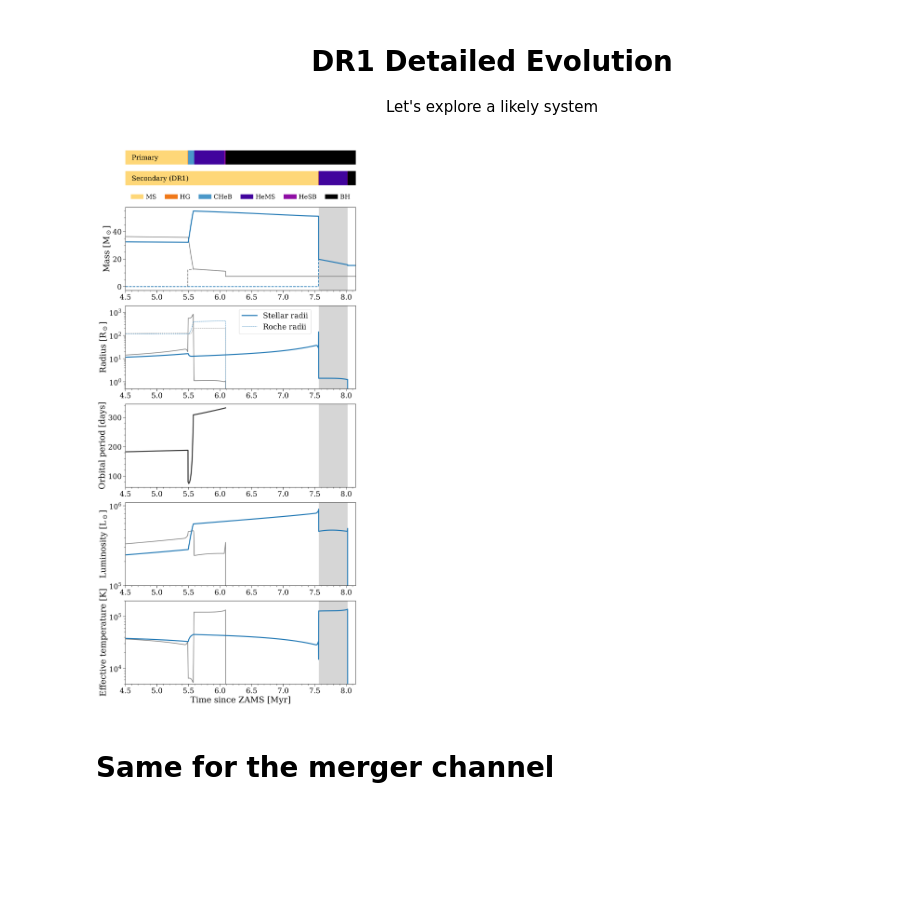
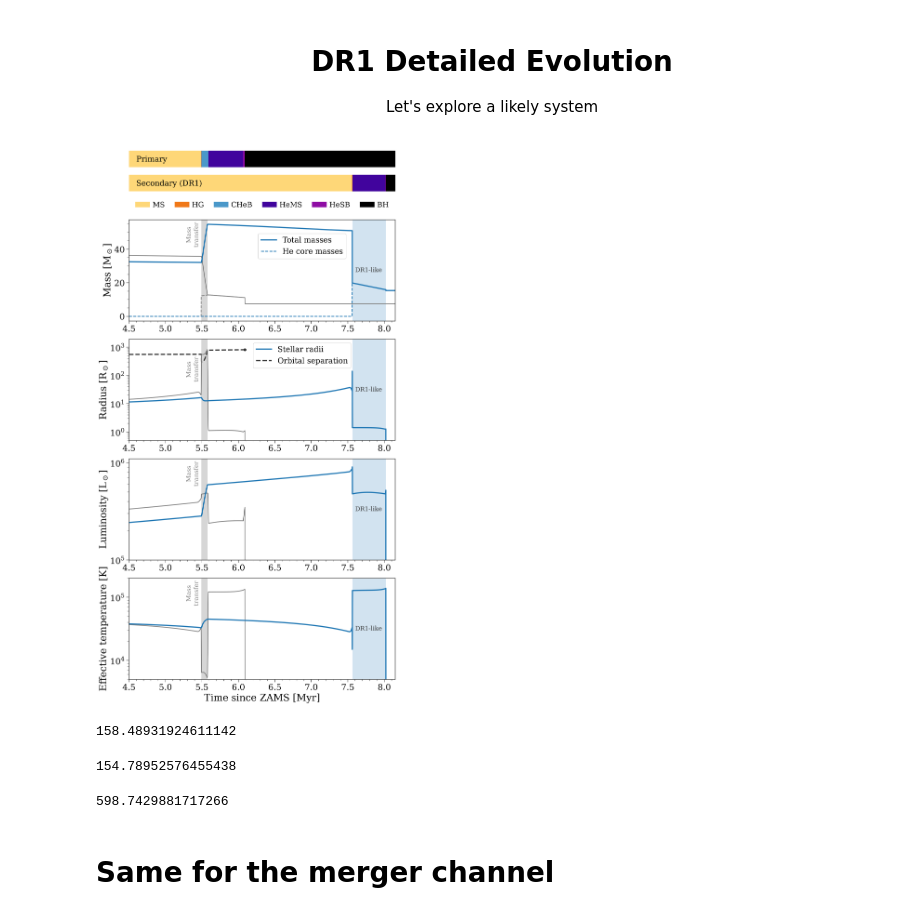
Before and after one commit to TomWagg/dr1-runaway, a Jupyter notebook: notebooks/detailed_evolution.ipynb, the cells around one changed output. Cells and saved outputs as stored; diff of their text form; code cells hidden in the pictures; blank space fills up the shorter version.

Commit message:
add separation to radius panel in detailed plots

```diff
--- a/notebooks/detailed_evolution.ipynb
+++ b/notebooks/detailed_evolution.ipynb
@@ -96,7 +96,7 @@ secondary_kwargs = {
 
 dr1_rows = bcm[bcm["kstar_2"].isin([1, 7, 8]) & (bcm["teff_2"] > 100_000)]
 
-fig, axes = plt.subplots(6, 1, figsize=(12, 28), gridspec_kw={"height_ratios": [2, 4, 4, 4, 4, 4]})
+fig, axes = plt.subplots(5, 1, figsize=(12, 24), gridspec_kw={"height_ratios": [2, 4, 4, 4, 4]})
 
 axes[0].axis("off")
 
@@ -122,66 +122,84 @@ leg = axes[0].legend(handles=patches, mode="expand", ncol=len(k_type_all), frame
 
 ax_mass = axes[1]
 ax_rad = axes[2]
-ax_porb = axes[3]
-ax_lum = axes[4]
-ax_teff = axes[5]
+ax_lum = axes[3]
+ax_teff = axes[4]
 
 for suffix, kwargs in zip(["_1", "_2"], [primary_kwargs, secondary_kwargs]):
 
-    ax_mass.plot(masked_bcm["tphys"], masked_bcm[f"mass{suffix}"], **kwargs)
+    ax_mass.plot(masked_bcm["tphys"], masked_bcm[f"mass{suffix}"], **kwargs, label="Total masses" if suffix == "_2" else None)
     ax_mass.plot(masked_bcm["tphys"][masked_bcm[f"kstar{suffix}"] < 10],
                  (masked_bcm[f"massc_he_layer{suffix}"] + masked_bcm[f"massc_co_layer{suffix}"])[masked_bcm[f"kstar{suffix}"] < 10],
-                 lw=2, color=kwargs["color"], linestyle='--')
+                 lw=2, color=kwargs["color"], linestyle='--', label="He core masses" if suffix == "_2" else None)
 
     opposite = "_2" if suffix == "_1" else "_1"
     roche = cosmic.utils.calc_Roche_radius(masked_bcm[f"mass{suffix}"], masked_bcm[f"mass{opposite}"], masked_bcm["sep"] * (1.0 - masked_bcm["ecc"]))
     ax_rad.plot(masked_bcm["tphys"], masked_bcm[f"rad{suffix}"], **kwargs, label="Stellar radii" if suffix == "_2" else None)
-    ax_rad.plot(masked_bcm["tphys"], roche, lw=1, color=kwargs["color"], linestyle="--", label="Roche radii" if suffix == "_2" else None)
+    # ax_rad.plot(masked_bcm["tphys"], roche, lw=1, color=kwargs["color"], linestyle="--", label="Roche radii" if suffix == "_2" else None)
 
     ax_lum.plot(masked_bcm["tphys"], masked_bcm[f"lum{suffix}"], **kwargs)
 
     ax_teff.plot(masked_bcm["tphys"], masked_bcm[f"teff{suffix}"], **kwargs)
 
-ax_porb.plot(masked_bcm["tphys"][masked_bcm["porb"] > 0], masked_bcm["porb"][masked_bcm["porb"] > 0], color="#333", lw=3)
+ax_rad.plot(masked_bcm["tphys"][masked_bcm["porb"] > 0], masked_bcm["sep"][masked_bcm["porb"] > 0], color="#333", lw=3, zorder=-1, linestyle="--", label="Orbital separation")
+ax_rad.scatter(masked_bcm["tphys"][masked_bcm["porb"] > 0].iloc[-1], masked_bcm["sep"][masked_bcm["porb"] > 0].iloc[-1], color="#333")
+# ax_porb.plot(masked_bcm["tphys"][masked_bcm["porb"] > 0], masked_bcm["porb"][masked_bcm["porb"] > 0], color="#333", lw=3)
 
+ax_mass.legend(loc='upper center', fontsize=0.8*fs, frameon=True, bbox_to_anchor=(0.65, 0.9))
 ax_mass.set_ylabel(r"Mass [M$_\odot$]")
 
-ax_rad.legend(loc='upper center', fontsize=0.9*fs, frameon=True, bbox_to_anchor=(0.65, 1.0))
+ax_rad.legend(loc='upper center', fontsize=0.8*fs, frameon=True, bbox_to_anchor=(0.65, 1.0))
 ax_rad.set(
     ylabel=r"Radius [R$_\odot$]",
     yscale="log",
     ylim=(5e-1, None)
 )
-ax_porb.set(
-    ylabel=r"Orbital period [days]",
-)
+# ax_porb.set(
+#     ylabel=r"Orbital period [days]",
+# )
 
 ax_lum.set(
     ylabel=r"Luminosity [L$_\odot$]",
     yscale="log",
     ylim=(1e5, 1.1e6)
 )
 
 ax_teff.set(
     ylabel=r"Effective temperature [K]",
     yscale="log",
     ylim=(5e3, 2e5)
 )
 
 for ax in axes:
     ax.set_xlim(t_min, t_max)
 
 for ax in axes[1:]:
-    ax.axvspan(dr1_rows["tphys"].min(), dr1_rows["tphys"].max(), color="#333", alpha=0.2, lw=0, label="DR1 window" if ax == axes[0] else None)
+    ax.axvspan(dr1_rows["tphys"].min(), dr1_rows["tphys"].max(), color="tab:blue", alpha=0.2, lw=0, label="DR1 window" if ax == axes[0] else None)
+    ax.annotate("DR1-like", xy=(0.9, 0.5), xycoords="axes fraction", fontsize=0.65*fs, ha="center", va="center", color="#333")
+
+    ax.axvspan(masked_bcm[masked_bcm["RRLO_1"] >= 1]["tphys"].min(), masked_bcm[masked_bcm["RRLO_1"] >= 1]["tphys"].max(), color="#333", alpha=0.2, lw=0, label="Primary RLOF" if ax == axes[0] else None)
+    ax.annotate("Mass\ntransfer", xy=(0.24, 0.85 if ax != ax_rad else 0.7), xycoords="axes fraction", fontsize=0.65*fs, ha="center", va="center", color="grey", rotation=90)
 
 axes[-1].set_xlabel(r"Time since ZAMS [Myr]")
 
 # axes[1].annotate("COSMIC", xy=(0.5, 0.5), xycoords="axes fraction", fontsize=0.8*fs, ha="center", va="center", color="#333")
 
-# plt.savefig(f"../figures/backpop_detailed_example.pdf", bbox_inches="tight", dpi=300)
+plt.savefig(f"../figures/backpop_detailed_example.pdf", bbox_inches="tight", dpi=300)
 plt.show()
 # %% [output]
-[figure, old version]
+[figure, new version]
+# %%
+10**2.2
+# %% [output]
+158.48931924611142
+# %%
+cosmic.utils.p_from_a(500, 38, 32)
+# %% [output]
+154.78952576455438
+# %%
+cosmic.utils.a_from_p(200, 40, 32)
+# %% [output]
+598.7429881717266
 # %% [markdown]
 # Same for the merger channel
 # %%
```
Also changed, not shown: parts of 1 cell of this notebook, 2 other files.
